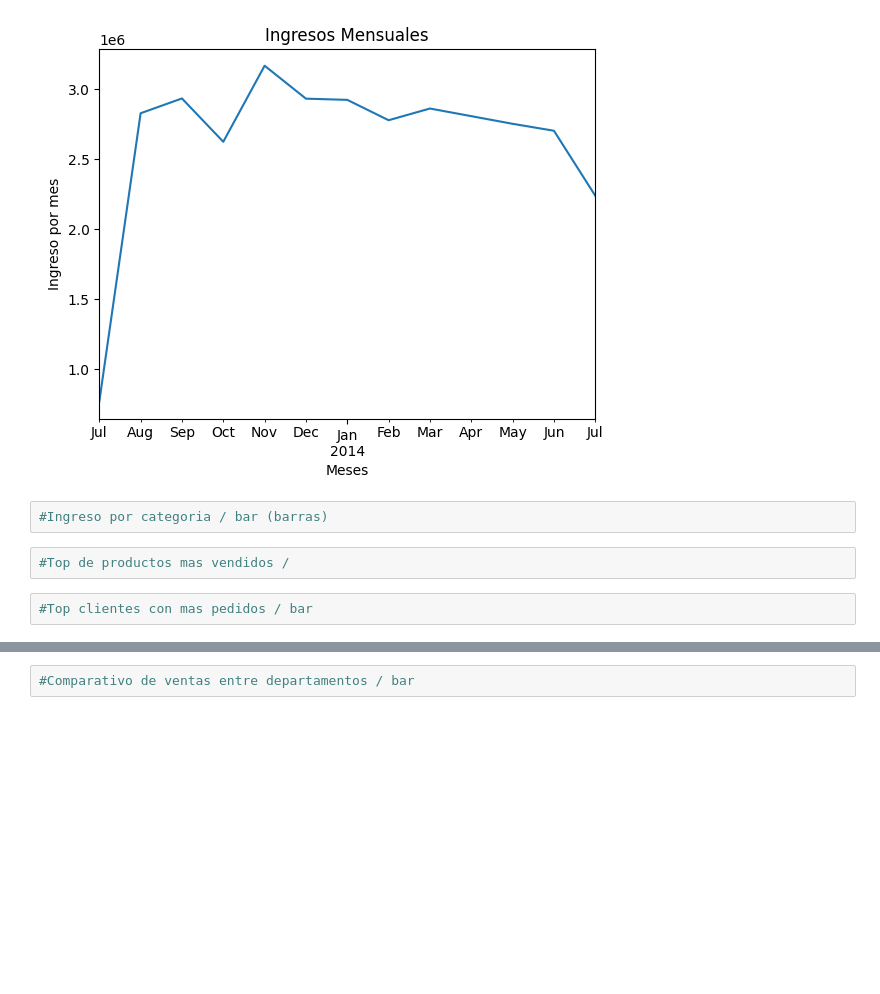
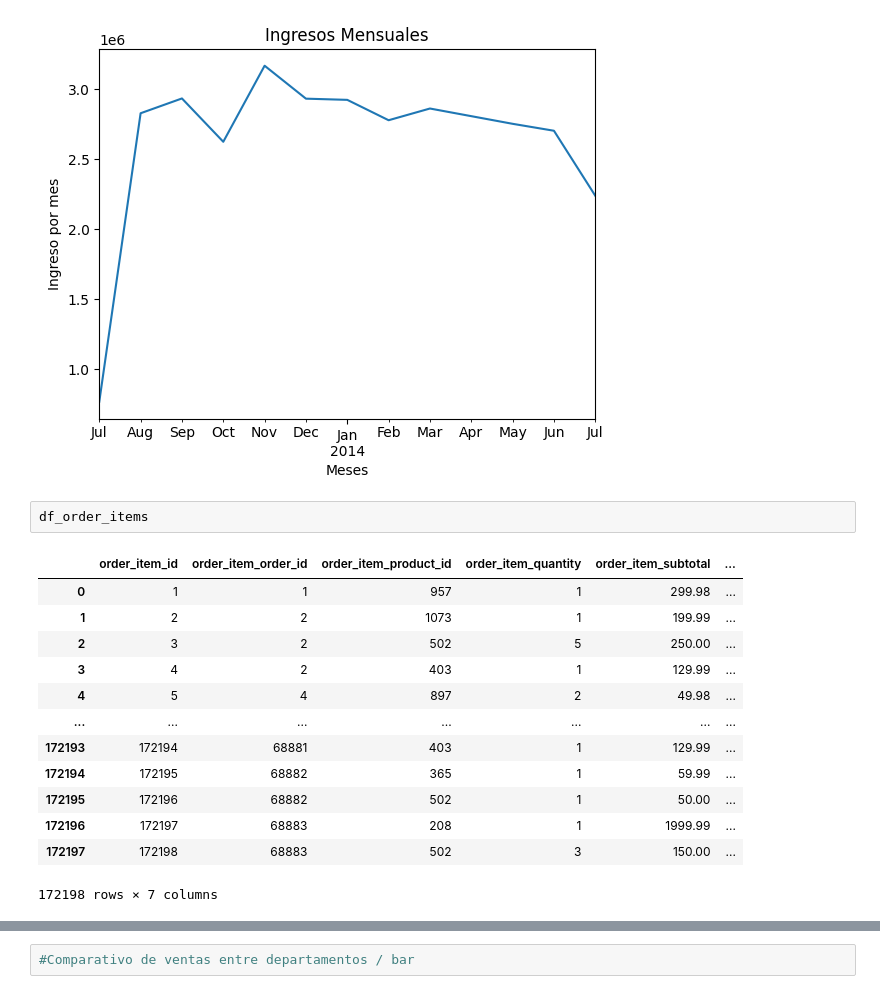
Before and after one commit to Yeredith/Datapth-Python, a Jupyter notebook: Sesion4/2.Visualización_retail.ipynb, the cells around one changed output, grey strips where cells are left out. Drawn from its saved outputs; the diff is of its cells as text; blank space fills up the shorter version.

```diff
--- a/Sesion4/2.Visualización_retail.ipynb
+++ b/Sesion4/2.Visualización_retail.ipynb
@@ -70,9 +90,19 @@ plt.title("Ingresos Mensuales")
 plt.show()
 # %% [output]
 [figure]
-# %%
-#Ingreso por categoria / bar (barras)
-# %%
-#Top de productos mas vendidos /
-# %%
-#Top clientes con mas pedidos / bar
+# %%
+df_order_items
+# %% [output]
+|  | order_item_id | order_item_order_id | order_item_product_id | order_item_quantity | order_item_subtotal | ... |
+| 0 | 1 | 1 | 957 | 1 | 299.98 | ... |
+| 1 | 2 | 2 | 1073 | 1 | 199.99 | ... |
+| 2 | 3 | 2 | 502 | 5 | 250.00 | ... |
+| 3 | 4 | 2 | 403 | 1 | 129.99 | ... |
+| 4 | 5 | 4 | 897 | 2 | 49.98 | ... |
+| ... | ... | ... | ... | ... | ... | ... |
+| 172193 | 172194 | 68881 | 403 | 1 | 129.99 | ... |
+| 172194 | 172195 | 68882 | 365 | 1 | 59.99 | ... |
+| 172195 | 172196 | 68882 | 502 | 1 | 50.00 | ... |
+| 172196 | 172197 | 68883 | 208 | 1 | 1999.99 | ... |
+| 172197 | 172198 | 68883 | 502 | 3 | 150.00 | ... |
+172198 rows × 7 columns
```
Also changed, not shown: parts of 6 cells of this notebook.
